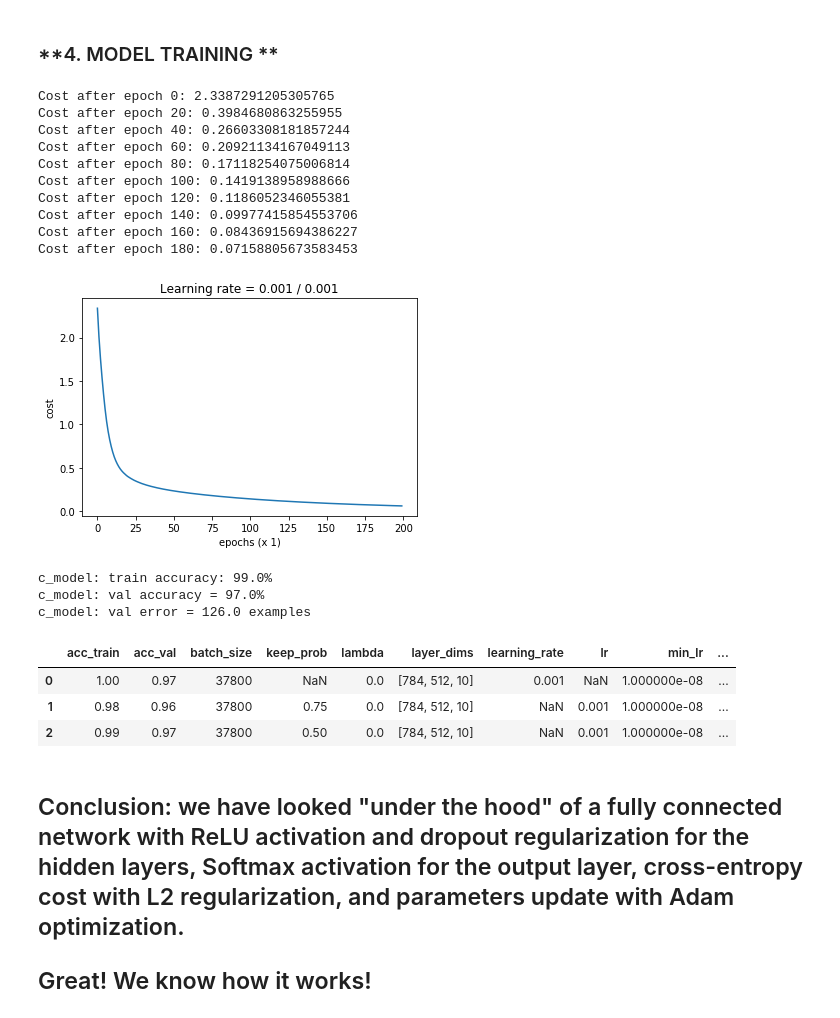
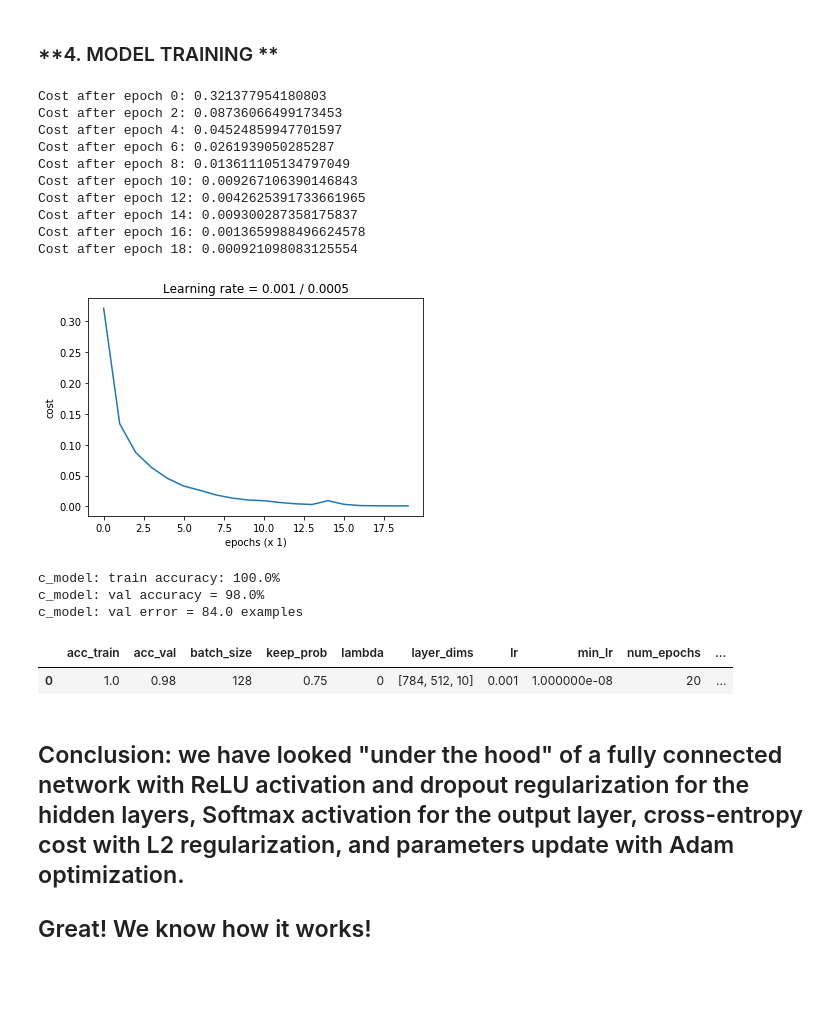
Before and after one commit to szaitseff/Kaggle, a Jupyter notebook: UnderTheHood_DenseNet_MNIST.ipynb, the cells around one changed output. Saved outputs shown, nothing was run; the diff lists cells and outputs as text; code cells hidden in the pictures; blank space fills up the shorter version.

Commit message:
Learning curve changed to ave cost over all minibatches in the epoch

```diff
--- a/UnderTheHood_DenseNet_MNIST.ipynb
+++ b/UnderTheHood_DenseNet_MNIST.ipynb
@@ -146,16 +145,16 @@ k_model.add(Dense(n_y, activation='softmax',
                   kernel_regularizer=l2(0)))
 
 # Compile the model w/Adam optimizer:
-k_model.compile(optimizer=Adam(lr=1e-2),
+k_model.compile(optimizer=Adam(lr=1e-3),
                 loss='categorical_crossentropy',
                 metrics=['accuracy'])
 
 # Define a learning rate decay method:
 lr_decay = ReduceLROnPlateau(monitor='loss',
                              patience=1, verbose=0,
-                             factor=0.5, min_lr=1e-6)
+                             factor=0.5, min_lr=1e-8)
 # Train the model:
-k_model.fit(train_pixels, train_labels, epochs=30, batch_size=128,
+k_model.fit(train_pixels, train_labels, epochs=20, batch_size=128,
             callbacks=[lr_decay], verbose=0)
 
 # Evaluate the model:
@@ -367,7 +366,7 @@ class Custom_model(object):
             pass
         elif keep_prob < 1:          # with dropout
             dA_prev *= D   # apply mask D to shutdown the same neurons as during forward prop
-            dA_prev /= keep_prob  # scale the value of neurons that haven't been shut down
+            dA_prev /= keep_prob
         # Update the grads dictionary for the output layer
         grads[f"dA{L-1}"] = dA_prev
         grads[f"dW{L}"], grads[f"db{L}"] = dW, db
@@ -388,7 +387,7 @@ class Custom_model(object):
                 pass
             elif keep_prob < 1:               # with dropout
                 dA_prev *= D  # apply mask to shutdown the same neurons as during forward prop
-                dA_prev /= keep_prob # scale the value of neurons that haven't been shut down
+                dA_prev /= keep_prob
             # Update the grads dictionary for the hidden layers
             grads[f"dA{l-1}"] = dA_prev
             grads[f"dW{l}"], grads[f"db{l}"] = dW, db
@@ -535,6 +534,9 @@ class Custom_model(object):
         for epoch in range(num_epochs):
             # Define the random minibatches. Reshuffle the dataset after each epoch
             minibatches = random_mini_batches(X, Y, batch_size)
+            # Initialize a list of minibatch costs for each epoch:
+            minibatch_costs = []
+            # update parameters after each minibatch:
             for minibatch in minibatches:
                 # Select a minibatch
                 (minibatch_X, minibatch_Y) = minibatch
@@ -542,6 +544,7 @@ class Custom_model(object):
                 AL, caches = self.forward_propagation(minibatch_X, keep_prob)
                 # Compute cost.
                 cost = self.compute_cost(AL, minibatch_Y, lambd)
+                minibatch_costs.append(cost)
                 # Backward propagation.
                 grads = self.backward_propagation(AL, minibatch_Y, caches, lambd, keep_prob)
                 # Update parameters
@@ -551,16 +554,18 @@ class Custom_model(object):
                 elif optimizer == "adam":
                     v, s = self.update_parameters_with_adam(grads, v, s, t, lr,
                                                             beta1, beta2, epsilon)
-                # Define learning rate decay:
-                if cost > cost_prev and lr > min_lr:
-                    lr = lr / 2   # reduce lr, but not below the min value
-                cost_prev = cost  # save cost value for the next iteration
+            # Find average cost over all minibathes within the epoch:
+            ave_cost = sum(minibatch_costs) / len(minibatch_costs)
+            # Define learning rate decay:
+            if ave_cost > cost_prev and lr > min_lr:
+                lr = lr / 2   # reduce lr, but not below the min value
+            cost_prev = ave_cost  # save cost value for the next epoch
 
-            # Print the cost every 20 epoch
-            if print_cost and epoch % 20 == 0:
-                print(f"Cost after epoch {epoch}: {cost}")
+            # Print the cost every 2 epoch
+            if print_cost and epoch % 2 == 0:
+                print(f"Cost after epoch {epoch}: {ave_cost}")
             if print_cost and epoch % 1 == 0:
-                costs.append(cost)
+                costs.append(ave_cost)
         # plot the Learning curve
         if print_cost:
             plt.plot(np.squeeze(costs))
@@ -578,13 +583,13 @@ records_list = []
 c_model = Custom_model(layer_dims)
 
 # Set hyperparameters that we want to tune for the custom model:
-lr          = 1e-3    # the learning rate for the gradient descent
-min_lr      = 1e-8    # the lower threshold of the learning rate decay
+lr          = 1e-3   # the learning rate for the gradient descent
+min_lr      = 1e-8   # the lower threshold of the learning rate decay
 optimizer   = 'adam'
-batch_size  = m_train
-num_epochs  = 300
-lambd       = 0       # lambda - regularization hyperparameter, scalar
-keep_prob   = 0.5    # keep_prob - probability of keeping a neuron active during dropout
+batch_size  = 128
+num_epochs  = 20
+lambd       = 0   # lambda - regularization hyperparameter, scalar
+keep_prob   = 0.75   # keep_prob - probability of keeping a neuron active during dropout
 
 # Train the model at various hyperparameters settings:
 c_model.fit(X_train, Y_train, batch_size=batch_size, num_epochs=num_epochs,
@@ -594,51 +599,49 @@ c_model.fit(X_train, Y_train, batch_size=batch_size, num_epochs=num_epochs,
 # Evaluation on the train data:
 predict_train = c_model.predict(X_train)
 correct_train = np.argmax(predict_train, axis=0) == np.argmax(Y_train, axis=0)
 c_train_acc = round(np.sum(correct_train)/m_train, 2)
 
 # Evaluation on the validation data:
 predict_val = c_model.predict(X_val)
 correct_val = np.argmax(predict_val, axis=0) == np.argmax(Y_val, axis=0)
 c_val_acc = round(np.sum(correct_val)/m_val, 2)
 
 print(f"c_model: train accuracy: {c_train_acc * 100}%")
 print(f"c_model: val accuracy = {c_val_acc * 100}%")
 print(f'c_model: val error = {round((1 - c_val_acc) * m_val)} examples')
 
 # Update the journal of hyperparameters tuning records
 record = {'layer_dims'   : c_model.get_layer_dims(),
           'acc_train'    : c_train_acc,
           'acc_val'      : c_val_acc,
           'val_error'    : round((1 - c_val_acc) * m_val),
           'batch_size'   : batch_size,
           'num_epochs'   : num_epochs,
           'lr'           : lr,
           'min_lr'       : min_lr,
           'lambda'       : lambd,
           'keep_prob'    : keep_prob}
 
 records_list.append(record)
 journal = pd.DataFrame(records_list)   # saves records when repeatedly running the current cell
 journal
 # %% [output]
-Cost after epoch 0: 2.3387291205305765
-Cost after epoch 20: 0.3984680863255955
-Cost after epoch 40: 0.26603308181857244
-Cost after epoch 60: 0.20921134167049113
-Cost after epoch 80: 0.17118254075006814
-Cost after epoch 100: 0.1419138958988666
-Cost after epoch 120: 0.1186052346055381
-Cost after epoch 140: 0.09977415854553706
-Cost after epoch 160: 0.08436915694386227
-Cost after epoch 180: 0.07158805673583453
+Cost after epoch 0: 0.321377954180803
+Cost after epoch 2: 0.08736066499173453
+Cost after epoch 4: 0.04524859947701597
+Cost after epoch 6: 0.0261939050285287
+Cost after epoch 8: 0.013611105134797049
+Cost after epoch 10: 0.009267106390146843
+Cost after epoch 12: 0.0042625391733661965
+Cost after epoch 14: 0.009300287358175837
+Cost after epoch 16: 0.0013659988496624578
+Cost after epoch 18: 0.000921098083125554
-[figure, old version]
+[figure, new version]
-c_model: train accuracy: 99.0%
-c_model: val accuracy = 97.0%
-c_model: val error = 126.0 examples
+c_model: train accuracy: 100.0%
+c_model: val accuracy = 98.0%
+c_model: val error = 84.0 examples
-|  | acc_train | acc_val | batch_size | keep_prob | lambda | layer_dims | learning_rate | lr | min_lr | ... |
-| 0 | 1.00 | 0.97 | 37800 | NaN | 0.0 | [784, 512, 10] | 0.001 | NaN | 1.000000e-08 | ... |
-| 1 | 0.98 | 0.96 | 37800 | 0.75 | 0.0 | [784, 512, 10] | NaN | 0.001 | 1.000000e-08 | ... |
-| 2 | 0.99 | 0.97 | 37800 | 0.50 | 0.0 | [784, 512, 10] | NaN | 0.001 | 1.000000e-08 | ... |
+|  | acc_train | acc_val | batch_size | keep_prob | lambda | layer_dims | lr | min_lr | num_epochs | ... |
+| 0 | 1.0 | 0.98 | 128 | 0.75 | 0 | [784, 512, 10] | 0.001 | 1.000000e-08 | 20 | ... |
 # %% [markdown]
 ## Conclusion: we have looked "under the hood" of a fully connected network with ReLU activation and dropout regularization for the hidden layers, Softmax activation for the output layer, cross-entropy cost with L2 regularization, and parameters update with Adam optimization.
 
```
Also changed, not shown: parts of 5 cells of this notebook.
